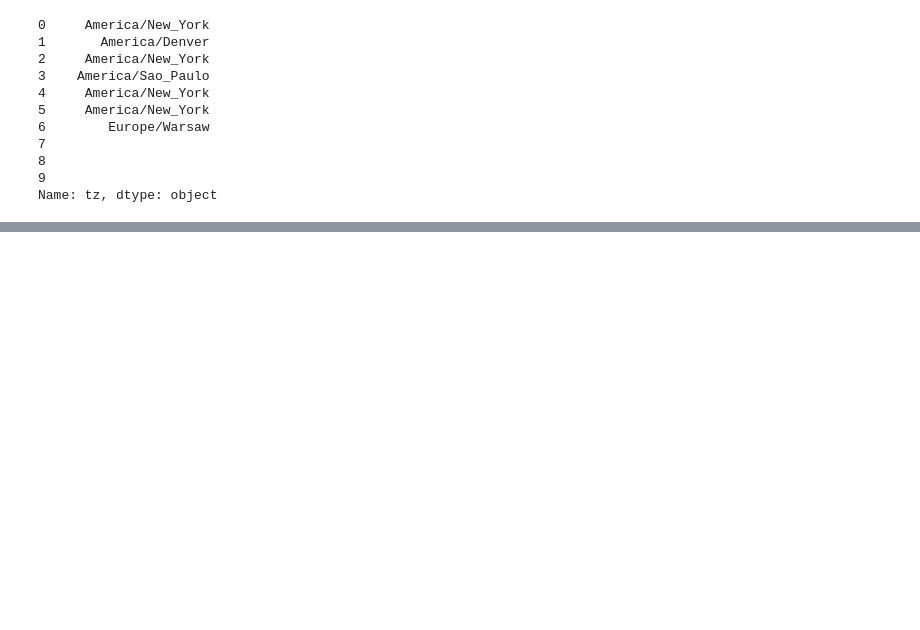
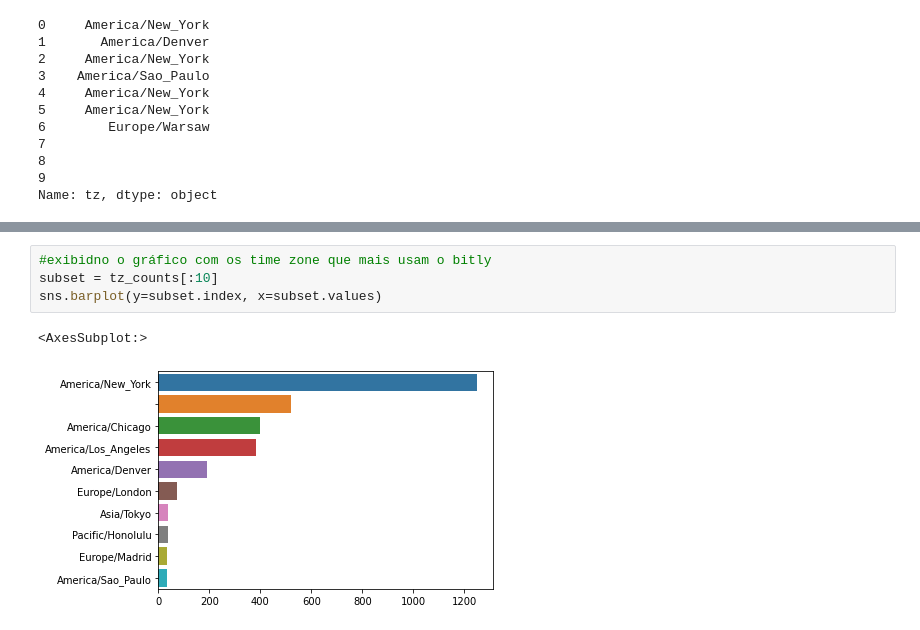
Before and after one commit to Rejanio/uso_do_bitly_exemplo, a Jupyter notebook: uso_do_bitly_exemplo.ipynb, the cells around one changed output, grey strips where cells are left out. Drawn from its saved outputs; the diff is of its cells as text; blank space fills up the shorter version.

Commit message:
adicionando os alguns gráficos para visualização

```diff
--- a/uso_do_bitly_exemplo.ipynb
+++ b/uso_do_bitly_exemplo.ipynb
@@ -65,0 +66,7 @@ Name: tz, dtype: int64
+# %%
+#exibidno o gráfico com os time zone que mais usam o bitly
+subset = tz_counts[:10]
+sns.barplot(y=subset.index, x=subset.values)
+# %% [output]
+<AxesSubplot:>
+[figure, added]
```
Also changed, not shown: parts of 8 cells of this notebook.
